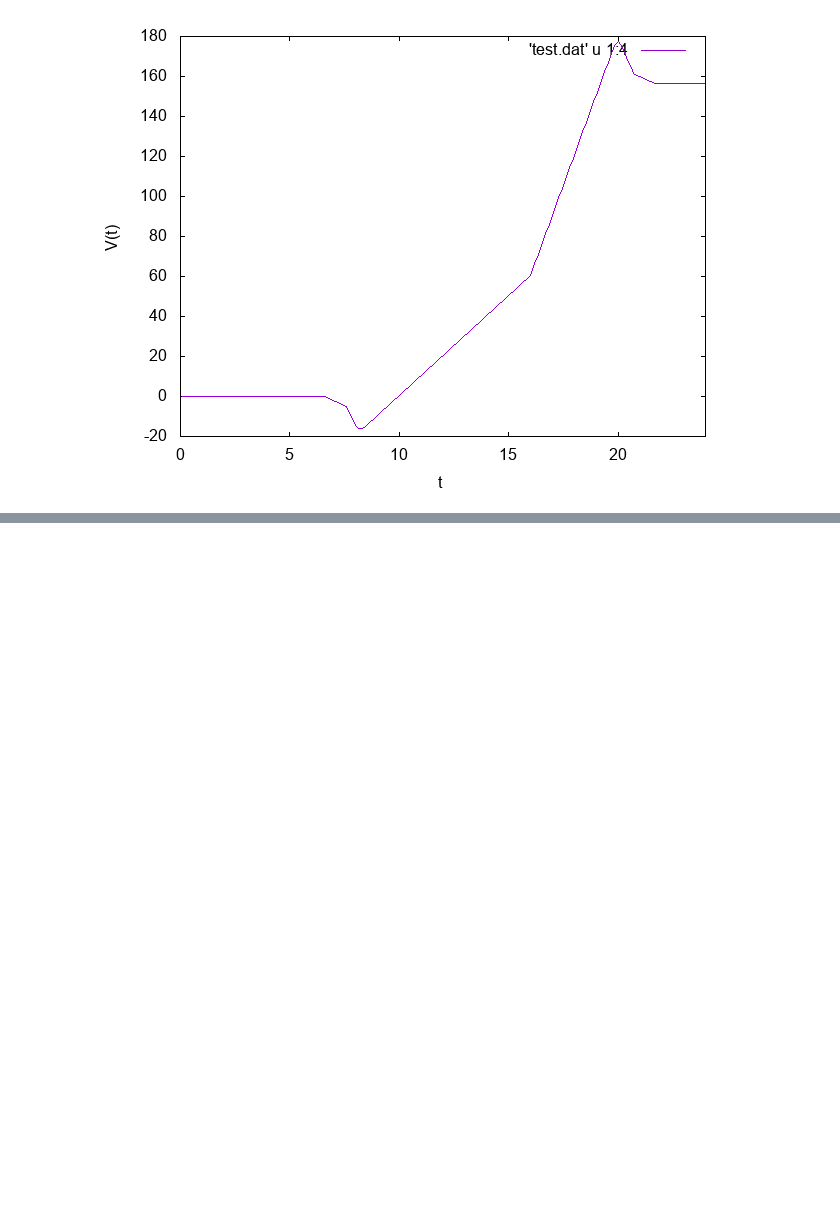
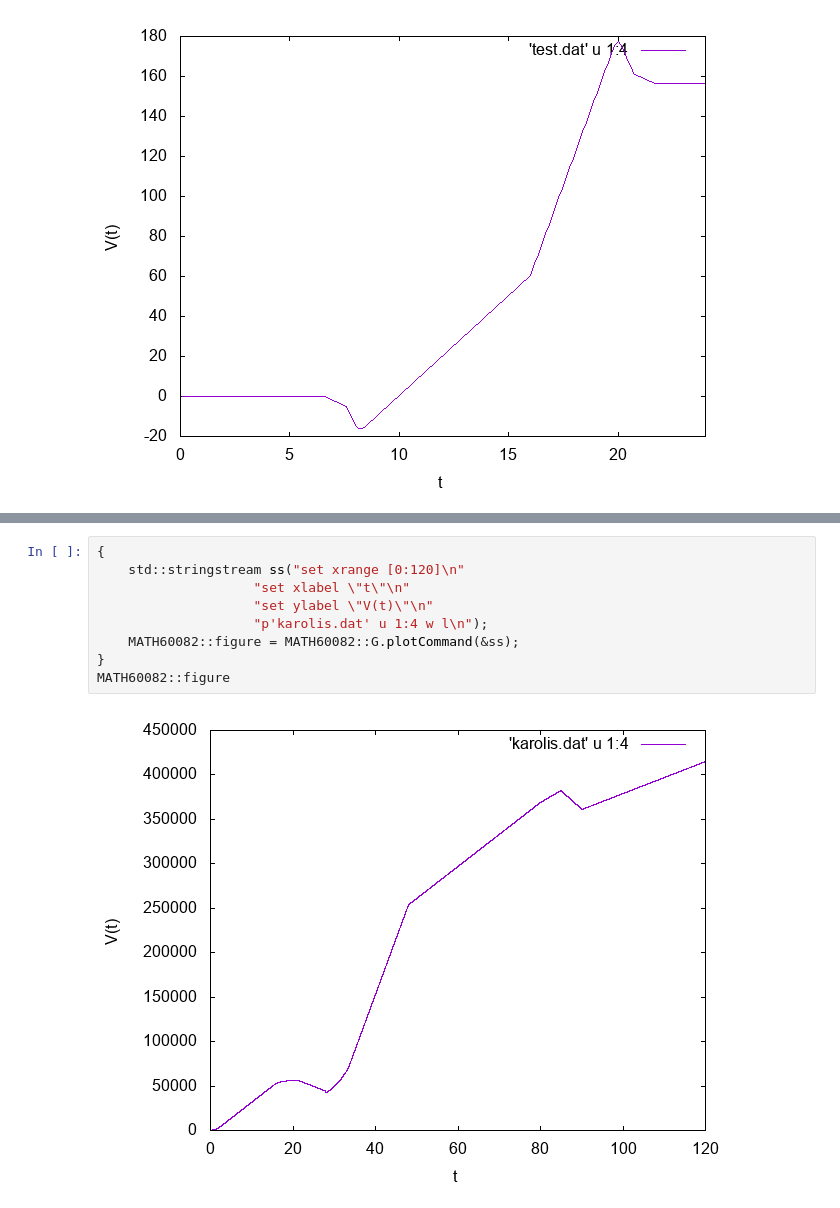
Before and after one commit to pjohno/MSc-Math-Finance-Projects, a Jupyter notebook: notebooks/Energy Markets - An Optimal Generator.ipynb, the cells around one changed output, grey strips where cells are left out. Saved outputs shown, nothing was run; the diff lists cells and outputs as text; blank space fills up the shorter version.

```diff
--- a/notebooks/Energy Markets - An Optimal Generator.ipynb
+++ b/notebooks/Energy Markets - An Optimal Generator.ipynb
@@ -319,0 +376,11 @@ MATH60082::figure
+# %%
+{
+    std::stringstream ss("set xrange [0:120]\n"
+                    "set xlabel \"t\"\n"
+                    "set ylabel \"V(t)\"\n"
+                    "p'karolis.dat' u 1:4 w l\n");
+    MATH60082::figure = MATH60082::G.plotCommand(&ss);
+}
+MATH60082::figure
+# %% [output]
+[figure, added]
```
Also changed, not shown: parts of 5 cells of this notebook, 4 other files.
